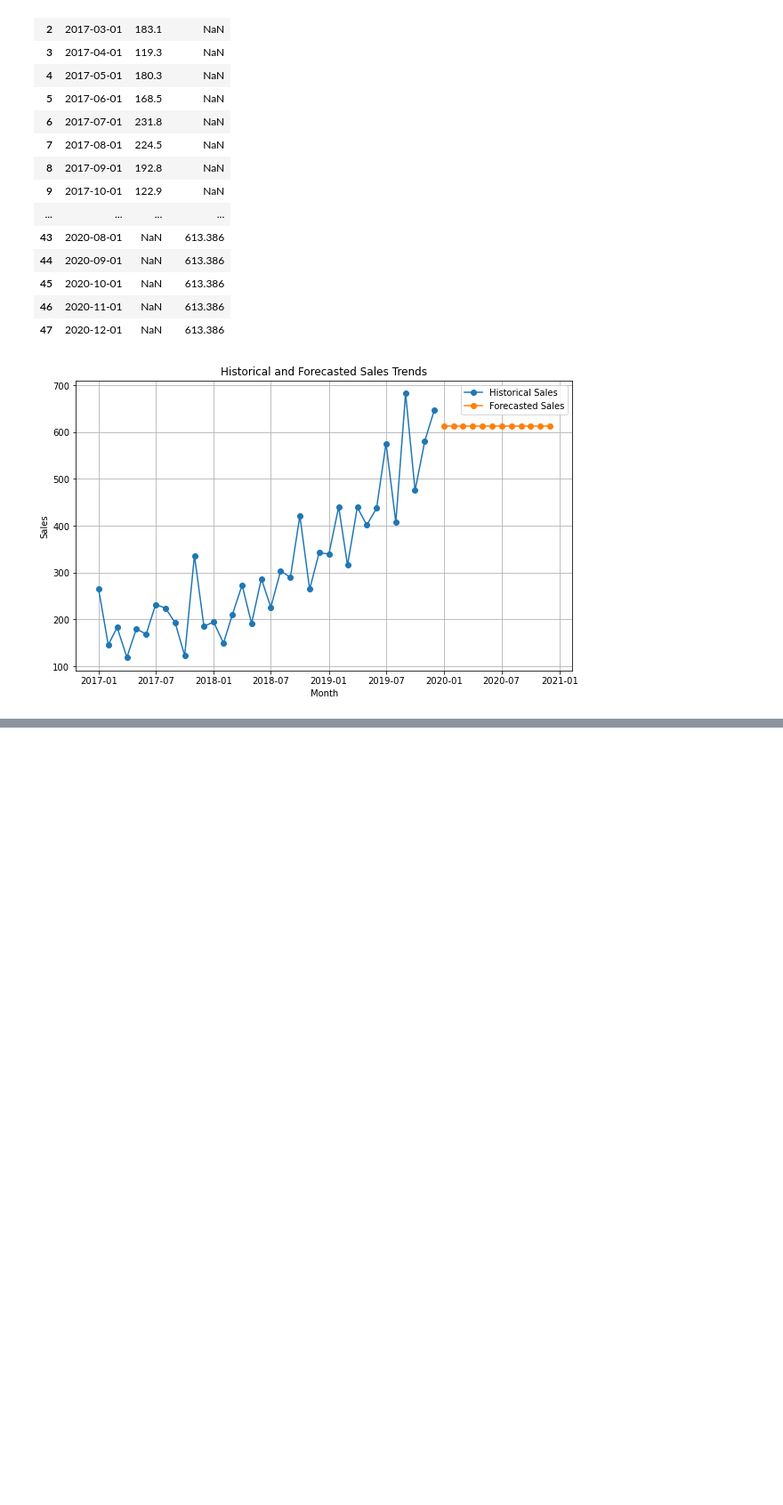
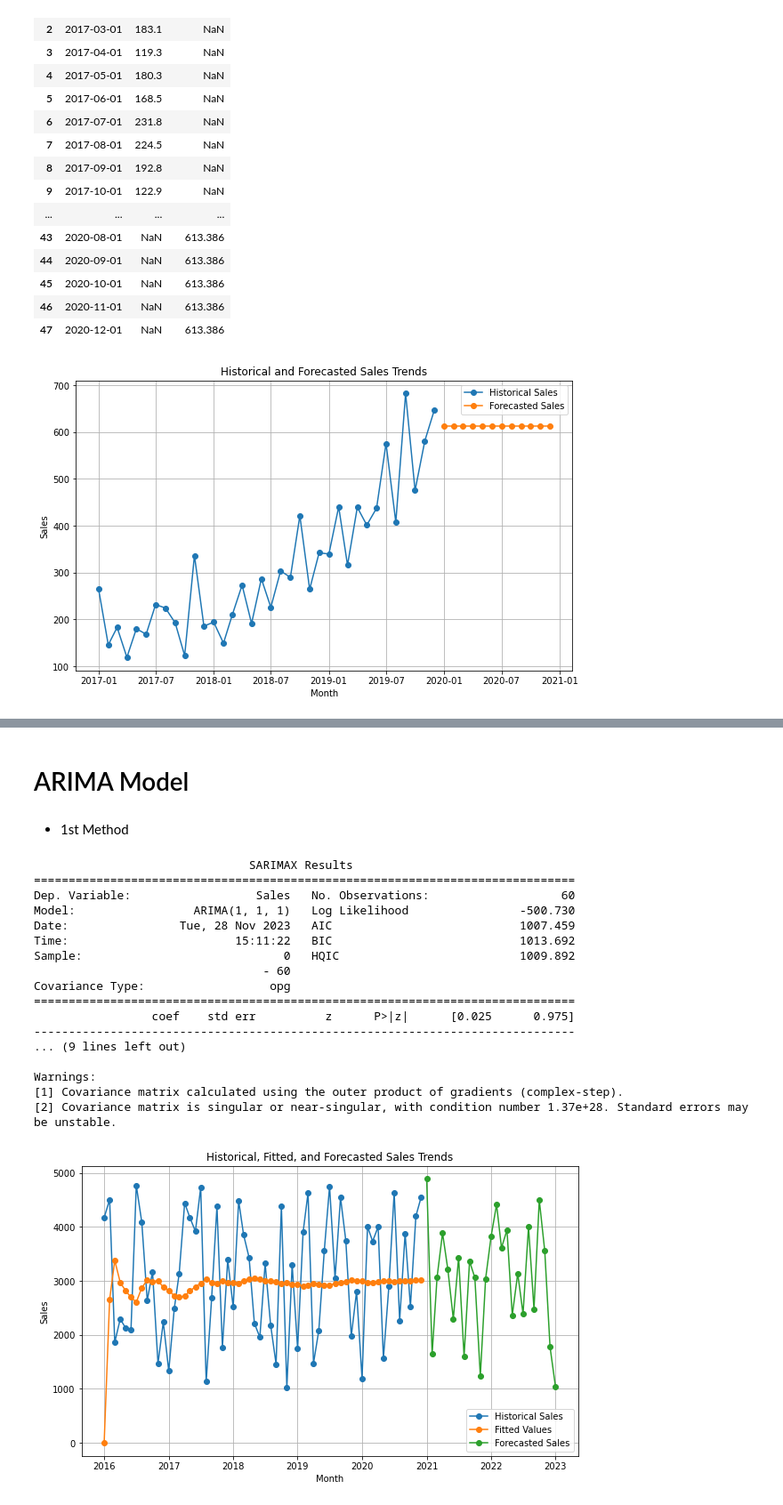
Before and after one commit to Zeeshan-99/sales_forecasting, a Jupyter notebook: Rough_timeSeries_Forecasting.ipynb, the cells around one changed output, grey strips where cells are left out. Shown at 89% size. Saved outputs shown, nothing was run; the diff lists cells and outputs as text; code cells hidden in the pictures; blank space fills up the shorter version.

Commit message:
Did created Time Series notebook

```diff
--- a/Rough_timeSeries_Forecasting.ipynb
+++ b/Rough_timeSeries_Forecasting.ipynb
@@ -199,0 +206,4 @@ plt.show()
+# %% [markdown]
+# ARIMA Model
+# %% [markdown]
+- 1st Method
@@ -199,0 +215,63 @@ plt.show()
+# %%
+# Set a seed for reproducibility
+np.random.seed(42)
+
+# Generate a date range from January 2016 to December 2020
+date_range = pd.date_range(start='2016-01-01', end='2020-12-31', freq='MS')
+
+# Generate random sales values
+sales_values = np.random.randint(1000, 5000, size=len(date_range))
+
+# Create the initial DataFrame
+df = pd.DataFrame({'Month': date_range, 'Sales': sales_values})
+
+# Extend the date range by 5 months for forecasting
+forecast_range = pd.date_range(start=df['Month'].max() + pd.DateOffset(months=1), periods=25, freq='MS')
+
+# Generate random sales values for the forecasted period
+forecast_values = np.random.randint(1000, 5000, size=len(forecast_range))
+
+# Create the forecast DataFrame
+future_data = pd.DataFrame({'Month': forecast_range, 'Sales': forecast_values})
+
+# Merge the initial DataFrame and the forecast DataFrame based on the 'Month' column
+merged_df = df.merge(future_data, on='Month', how='outer')
+
+# Fit ARIMA model to historical sales data
+order = (1, 1, 1)  # Example order for ARIMA model (p, d, q)
+model = sm.tsa.ARIMA(df['Sales'], order=order)
+results = model.fit()
+
+# Print model summary
+print(results.summary())
+
+# Plot the historical sales, fitted values, and forecasted values
+fig, ax = plt.subplots(figsize=(10, 6))
+ax.plot(df['Month'], df['Sales'], label='Historical Sales', marker='o')
+ax.plot(df['Month'], results.fittedvalues, label='Fitted Values', marker='o')
+ax.plot(merged_df['Month'], merged_df['Sales_y'], label='Forecasted Sales', marker='o')
+ax.set_title('Historical, Fitted, and Forecasted Sales Trends')
+ax.set_xlabel('Month')
+ax.set_ylabel('Sales')
+ax.legend()
+ax.grid(True)
+plt.show()
+# %% [output]
+                               SARIMAX Results
+==============================================================================
+Dep. Variable:                  Sales   No. Observations:                   60
+Model:                 ARIMA(1, 1, 1)   Log Likelihood                -500.730
+Date:                Tue, 28 Nov 2023   AIC                           1007.459
+Time:                        15:11:22   BIC                           1013.692
+Sample:                             0   HQIC                          1009.892
+                                 - 60
+Covariance Type:                  opg
+==============================================================================
+                 coef    std err          z      P>|z|      [0.025      0.975]
+------------------------------------------------------------------------------
+... (9 lines left out)
+
+Warnings:
+[1] Covariance matrix calculated using the outer product of gradients (complex-step).
+[2] Covariance matrix is singular or near-singular, with condition number 1.37e+28. Standard errors may be unstable.
+[figure, added]
```
Also changed, not shown: parts of 55 cells of this notebook, 13 other files.
